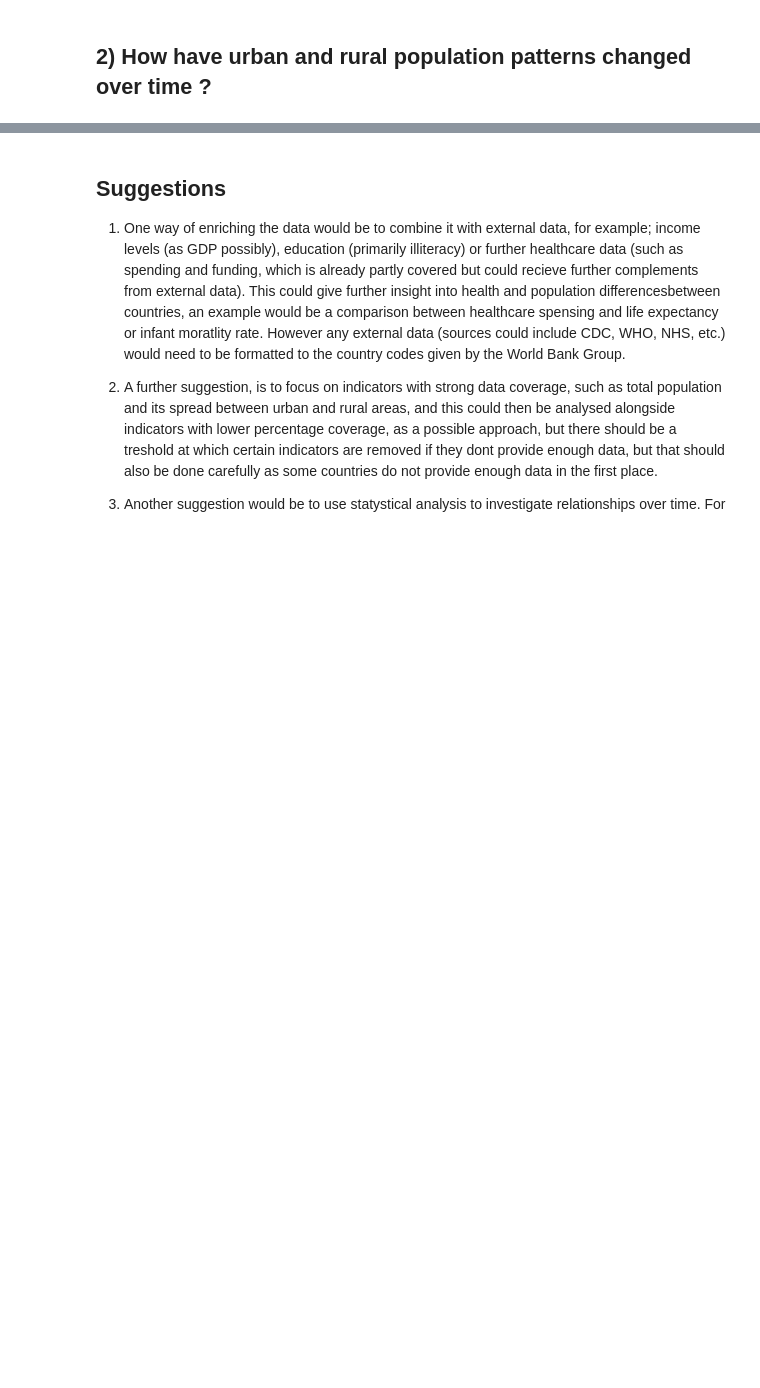
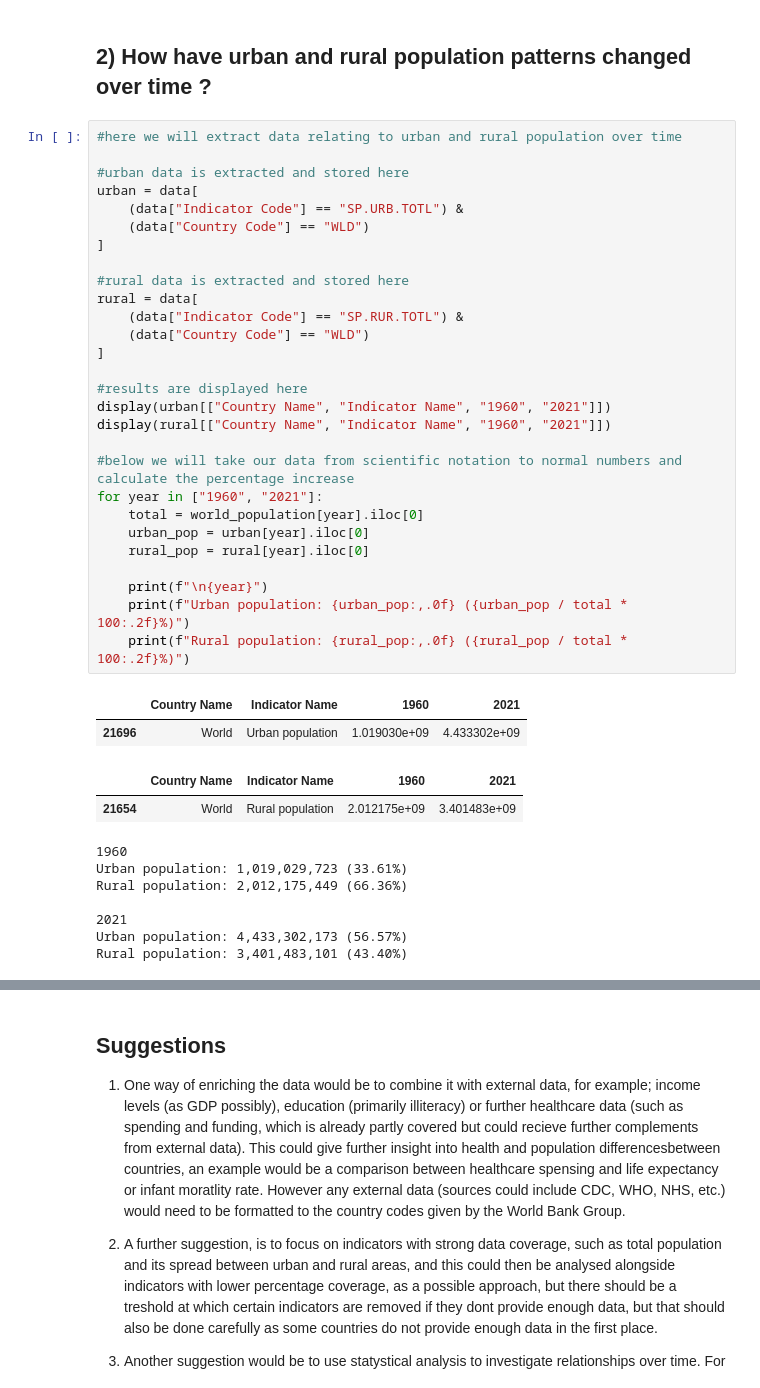
Before and after one commit to lappland-stack/CSCU9M3---Scripting-for-Data-Science-2026-7---The-Assignment, a Jupyter notebook: 3546619_CSCU9M3_TheAssignment_Aut26.ipynb, the cells around one changed output, grey strips where cells are left out. Saved outputs shown, nothing was run; the diff lists cells and outputs as text; blank space fills up the shorter version.

```diff
--- a/3546619_CSCU9M3_TheAssignment_Aut26.ipynb
+++ b/3546619_CSCU9M3_TheAssignment_Aut26.ipynb
@@ -370,2 +404,42 @@ Rows for total population: 266
 # %% [markdown]
 ## 2) How have urban and rural population patterns changed over time ?
+# %%
+#here we will extract data relating to urban and rural population over time
+
+#urban data is extracted and stored here
+urban = data[
+    (data["Indicator Code"] == "SP.URB.TOTL") &
+    (data["Country Code"] == "WLD")
+]
+
+#rural data is extracted and stored here
+rural = data[
+    (data["Indicator Code"] == "SP.RUR.TOTL") &
+    (data["Country Code"] == "WLD")
+]
+
+#results are displayed here
+display(urban[["Country Name", "Indicator Name", "1960", "2021"]])
+display(rural[["Country Name", "Indicator Name", "1960", "2021"]])
+
+#below we will take our data from scientific notation to normal numbers and calculate the percentage increase
+for year in ["1960", "2021"]:
+    total = world_population[year].iloc[0]
+    urban_pop = urban[year].iloc[0]
+    rural_pop = rural[year].iloc[0]
+
+    print(f"\n{year}")
+    print(f"Urban population: {urban_pop:,.0f} ({urban_pop / total * 100:.2f}%)")
+    print(f"Rural population: {rural_pop:,.0f} ({rural_pop / total * 100:.2f}%)")
+# %% [output]
+|  | Country Name | Indicator Name | 1960 | 2021 |
+| 21696 | World | Urban population | 1.019030e+09 | 4.433302e+09 |
+|  | Country Name | Indicator Name | 1960 | 2021 |
+| 21654 | World | Rural population | 2.012175e+09 | 3.401483e+09 |
+1960
+Urban population: 1,019,029,723 (33.61%)
+Rural population: 2,012,175,449 (66.36%)
+
+2021
+Urban population: 4,433,302,173 (56.57%)
+Rural population: 3,401,483,101 (43.40%)
```
Also changed, not shown: parts of 7 cells of this notebook, 1 other file.
